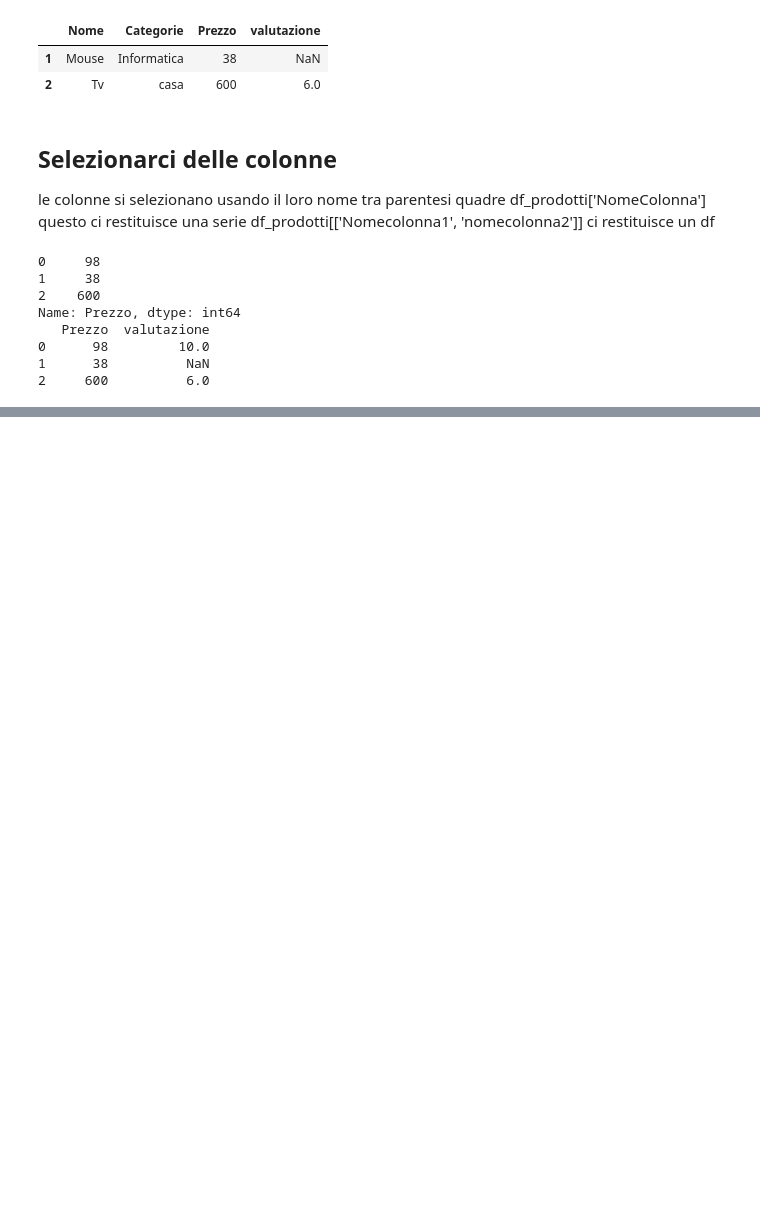
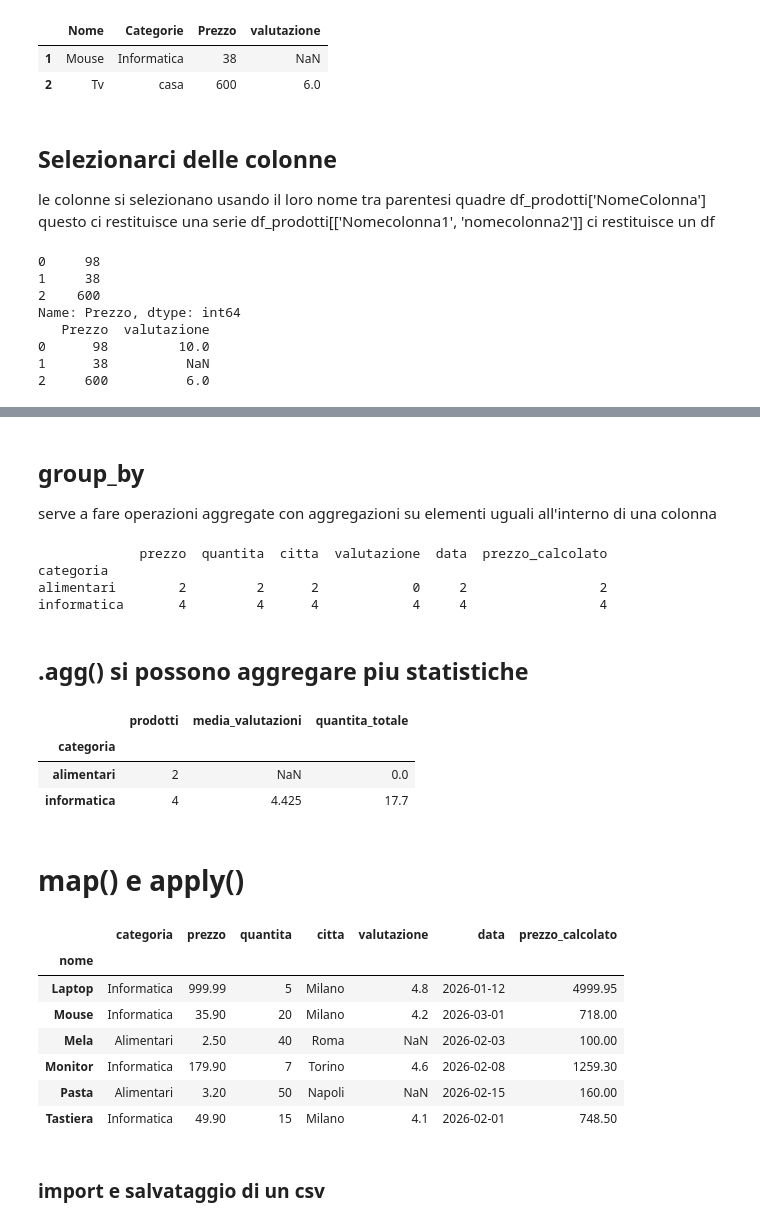
Before and after one commit to MasCorra/ai-specialist-python-lessons, a Jupyter notebook: 11_pandas_series_df/notebook.ipynb, the cells around one changed output, grey strips where cells are left out. Cells and saved outputs as stored; diff of their text form; code cells hidden in the pictures; blank space fills up the shorter version.

```diff
--- a/11_pandas_series_df/notebook.ipynb
+++ b/11_pandas_series_df/notebook.ipynb
@@ -546,0 +899,44 @@ Name: Prezzo, dtype: int64
+# %% [markdown]
+## group_by
+serve a fare operazioni aggregate con aggregazioni su elementi uguali all'interno di una colonna
+# %%
+#numero di prodotti per categoria
+print(df_modificato.groupby('categoria').count())
+# %% [output]
+             prezzo  quantita  citta  valutazione  data  prezzo_calcolato
+categoria
+alimentari        2         2      2            0     2                 2
+informatica       4         4      4            4     4                 4
+# %% [markdown]
+## .agg() si possono aggregare piu statistiche
+# %%
+riepilogo = df_modificato.groupby('categoria').agg(prodotti=('prezzo','count'), media_valutazioni=('valutazione','mean'), quantita_totale=('valutazione','sum'))
+riepilogo
+# %% [output]
+|  | prodotti | media_valutazioni | quantita_totale |
+| categoria |  |  |  |
+| alimentari | 2 | NaN | 0.0 |
+| informatica | 4 | 4.425 | 17.7 |
+# %% [markdown]
+# map() e apply()
+# %%
+df_modificato_copia=df_modificato.copy()
+nomi_categorie = {'informatica':'Informatica', 'alimentari':'Alimentari'}
+df_modificato_copia['categoria']= df_modificato_copia['categoria'].map(nomi_categorie)
+df_modificato_copia
+
+# apply(vostra funzione/lambda) applica la funzione
+#vettoriale
+df_modificato_copia['prezzo_iva_vettoriale'] = df_modificato_copia['prezzo'] * 1.22
+df_modificato_copia['prezzo_iva_lambda'] = df_modificato_copia['prezzo'].apply(lambda x: x*1.22)
+# %% [output]
+|  | categoria | prezzo | quantita | citta | valutazione | data | prezzo_calcolato |
+| nome |  |  |  |  |  |  |  |
+| Laptop | Informatica | 999.99 | 5 | Milano | 4.8 | 2026-01-12 | 4999.95 |
+| Mouse | Informatica | 35.90 | 20 | Milano | 4.2 | 2026-03-01 | 718.00 |
+| Mela | Alimentari | 2.50 | 40 | Roma | NaN | 2026-02-03 | 100.00 |
+| Monitor | Informatica | 179.90 | 7 | Torino | 4.6 | 2026-02-08 | 1259.30 |
+| Pasta | Alimentari | 3.20 | 50 | Napoli | NaN | 2026-02-15 | 160.00 |
+| Tastiera | Informatica | 49.90 | 15 | Milano | 4.1 | 2026-02-01 | 748.50 |
+# %% [markdown]
+### import e salvataggio di un csv
```
Also changed, not shown: parts of 45 cells of this notebook, 3 other files.
